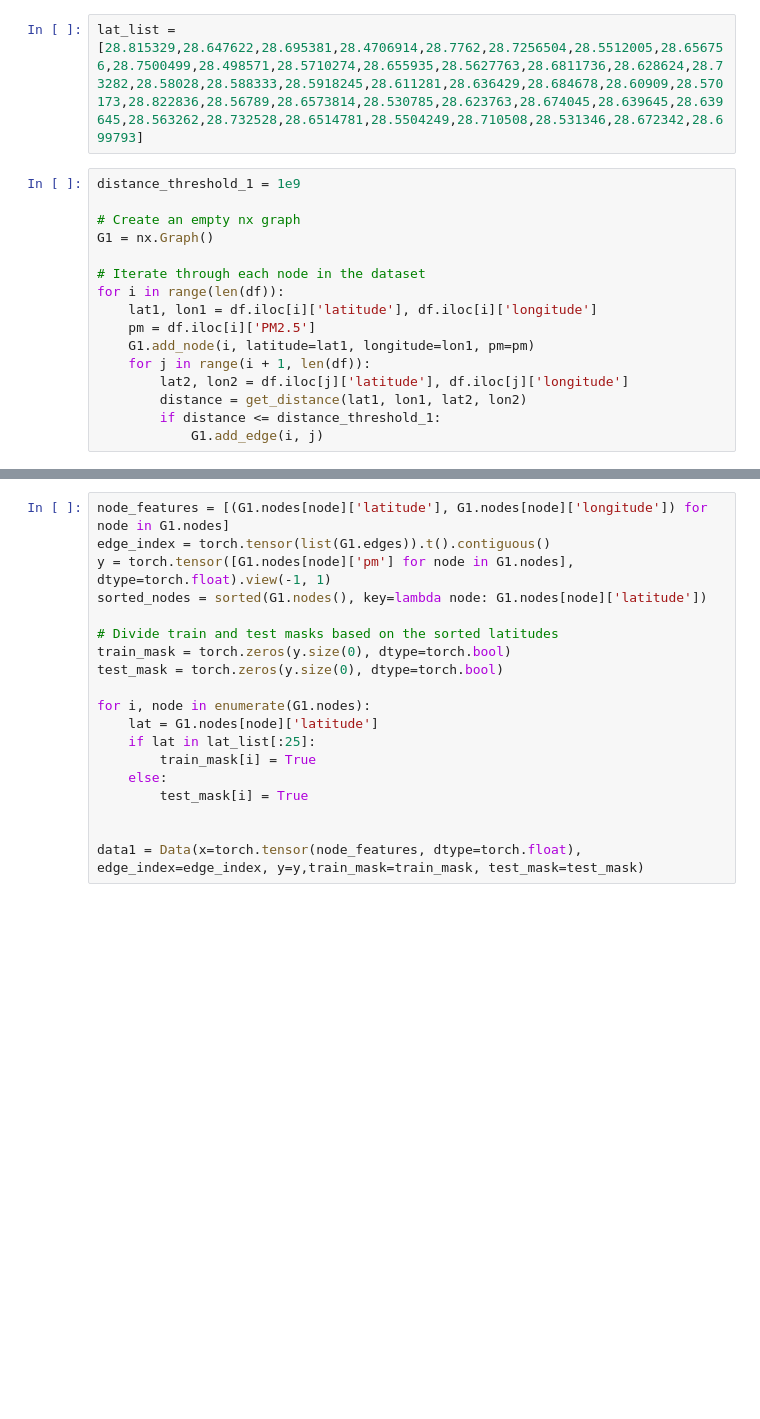
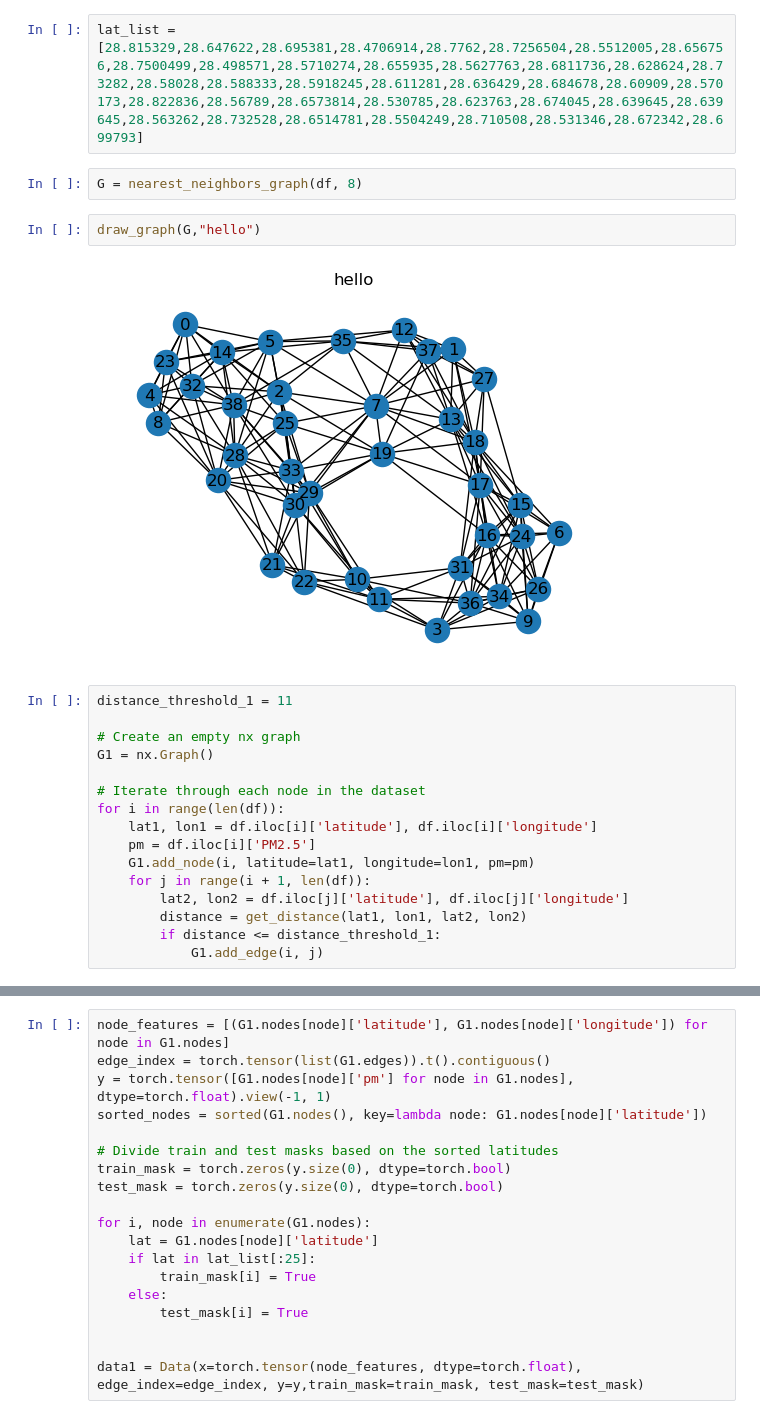
Before and after one commit to agarwal-mihir/Srip-Work-2023, a Jupyter notebook: AQ - Experiments/experiment.ipynb, the cells around one changed output, grey strips where cells are left out. Saved outputs shown, nothing was run; the diff lists cells and outputs as text; blank space fills up the shorter version.

```diff
--- a/AQ - Experiments/experiment.ipynb
+++ b/AQ - Experiments/experiment.ipynb
@@ -37,8 +38,14 @@ df = df[df["time"]=="2022-03-01 01:30:00"]
 df = df.dropna(subset=["PM2.5"])
 # %%
 lat_list = [28.815329,28.647622,28.695381,28.4706914,28.7762,28.7256504,28.5512005,28.656756,28.7500499,28.498571,28.5710274,28.655935,28.5627763,28.6811736,28.628624,28.73282,28.58028,28.588333,28.5918245,28.611281,28.636429,28.684678,28.60909,28.570173,28.822836,28.56789,28.6573814,28.530785,28.623763,28.674045,28.639645,28.639645,28.563262,28.732528,28.6514781,28.5504249,28.710508,28.531346,28.672342,28.699793]
+# %%
+G = nearest_neighbors_graph(df, 8)
+# %%
+draw_graph(G,"hello")
+# %% [output]
+[figure, added]
 # %%
-distance_threshold_1 = 1e9
+distance_threshold_1 = 11
 
 # Create an empty nx graph
 G1 = nx.Graph()
```
Also changed, not shown: parts of 2 cells of this notebook, 2 other files.
